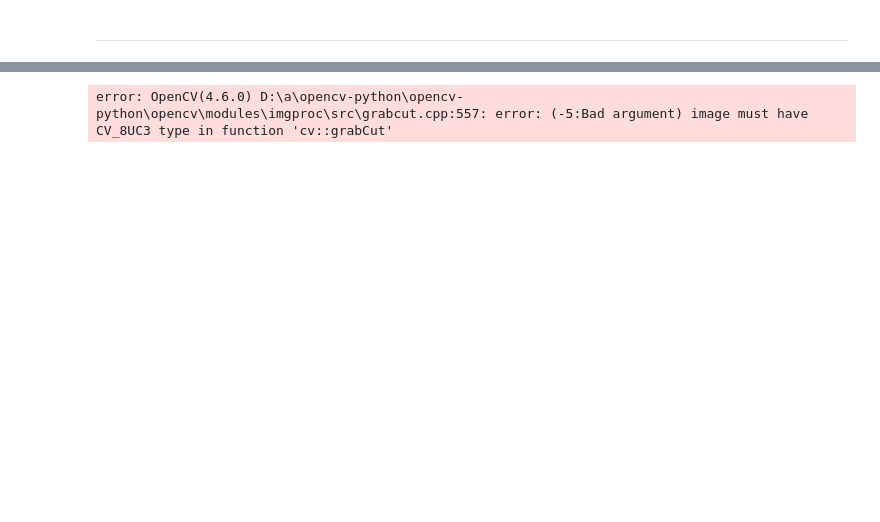
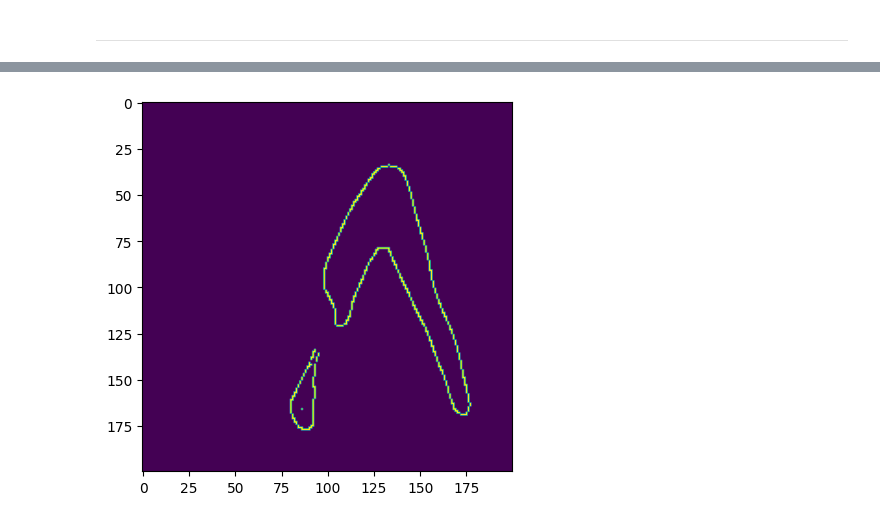
Before and after one commit to jakub-kowalik/analiza-obrazow-cyfrowych-projekt, a Jupyter notebook: src/notebooks/yoga_centroid.ipynb, the cells around one changed output, grey strips where cells are left out. Saved outputs shown, nothing was run; the diff lists cells and outputs as text; code cells hidden in the pictures; blank space fills up the shorter version.

Commit message:
grabcut in progress

```diff
--- a/src/notebooks/yoga_centroid.ipynb
+++ b/src/notebooks/yoga_centroid.ipynb
@@ -124,0 +153,7 @@ plt.show()
+# %%
+filtered_img = skimage.filters.gaussian(dataset[sample_idx], sigma=3, channel_axis=-1)
+
+kernel = np.ones((7,7), np.float32) / 25
+dst = cv2.filter2D(dataset[sample_idx], -1, kernel)
+plt.imshow(dst)
+plt.show()
@@ -125,19 +162,34 @@ plt.show()
+# %%
+filtered_img = cv2.cvtColor(dst, cv2.COLOR_RGB2GRAY)
+plt.imshow(skimage.feature.canny(filtered_img))
+plt.show()
+# %% [output]
+[figure, added]
 # %%
-gray_sample = cv2.cvtColor(dataset[sample_idx], cv2.COLOR_BGR2GRAY)
+PATH = '../../data/DATASET/goddess/00000115.jpg'
+gaussian_kernel = np.ones((5,5), np.float32) / 25
+
+gray_sample = cv2.imread(PATH, cv2.IMREAD_GRAYSCALE)
+gray_sample = cv2.resize(gray_sample, (200, 200))
+gray_sample = cv2.filter2D(gray_sample, -1, gaussian_kernel)
 
 kernel = np.ones((5,5), np.uint8)
 closing = cv2.morphologyEx(gray_sample, cv2.MORPH_CLOSE, kernel, iterations=3)
 erosion = cv2.morphologyEx(closing, cv2.MORPH_ERODE, kernel, iterations=1)
 
-mask = np.zeros(gray_sample.shape[:2], np.uint8)
+mask = np.zeros(sample.shape[:2], np.uint8)
 mask[:] = 2
-mask[erosion == 255] = 1
+mask[erosion >= 100]= 1
 bgdmodel = np.zeros((1, 65), np.float64)
 fgdmodel = np.zeros((1, 65), np.float64)
 
+sample = cv2.imread(PATH, cv2.IMREAD_COLOR)
+sample = cv2.resize(sample, (200, 200))
+sample = cv2.filter2D(sample, -1, gaussian_kernel)
+
 out_mask = mask.copy()
-out_mask, _, _ = cv2.grabCut(gray_sample, out_mask, None, bgdmodel, fgdmodel, 1, cv2.GC_INIT_WITH_MASK)
+out_mask, _, _ = cv2.grabCut(sample, out_mask, None, bgdmodel, fgdmodel, 1, cv2.GC_INIT_WITH_MASK)
 out_mask = np.where((out_mask==2)|(out_mask==0),0,1).astype('uint8')
-out_img = dataset[sample_idx]*out_mask[:,:,np.newaxis]
+out_img = sample*out_mask[:,:,np.newaxis]
+# plt.imshow(mask)
+# plt.show()
-# %% [output]
-error: OpenCV(4.6.0) D:\a\opencv-python\opencv-python\opencv\modules\imgproc\src\grabcut.cpp:557: error: (-5:Bad argument) image must have CV_8UC3 type in function 'cv::grabCut'
```
Also changed, not shown: parts of 12 cells of this notebook.
